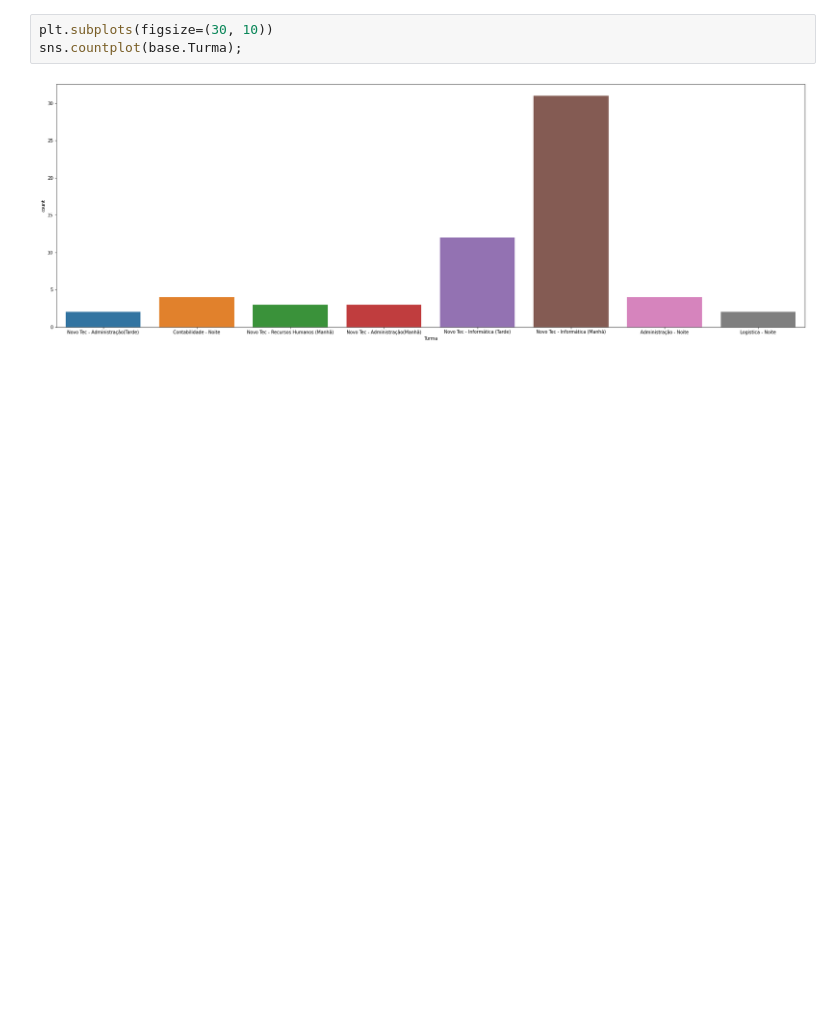
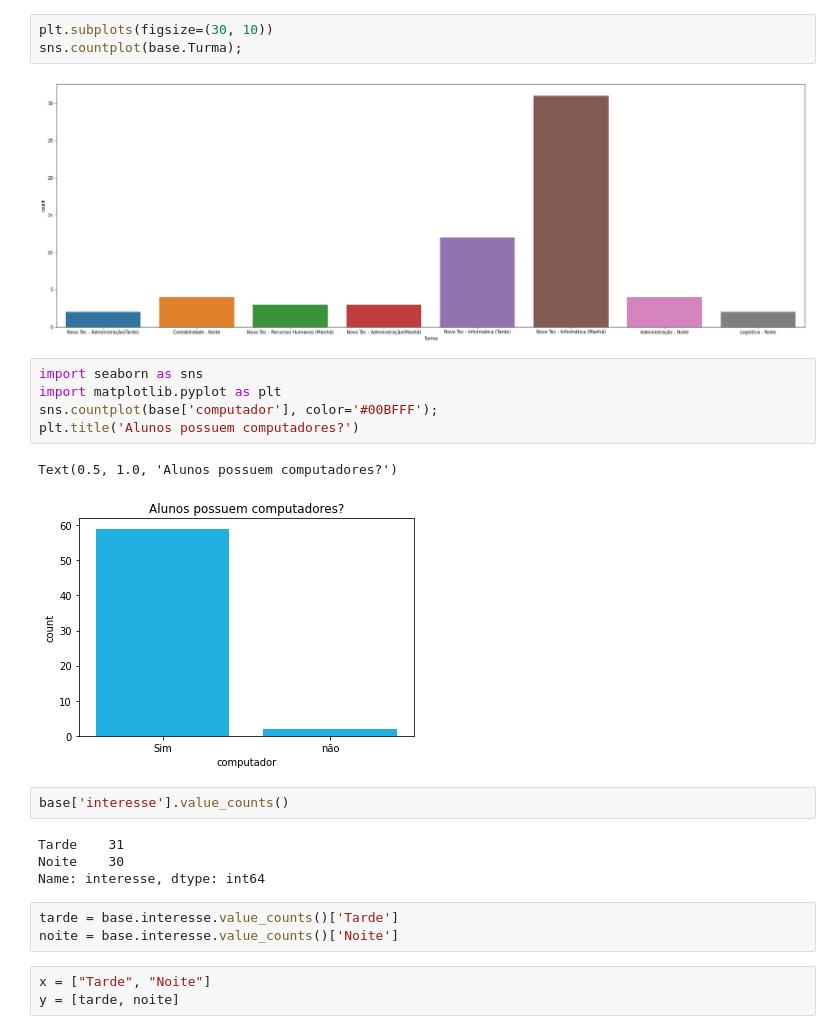
Before and after one commit to profcintiapinho/laboratorio_ia, a Jupyter notebook: ExemploAnalisedasInscricoes.ipynb, the cells around one changed output. Saved outputs shown, nothing was run; the diff lists cells and outputs as text; blank space fills up the shorter version.

```diff
--- a/ExemploAnalisedasInscricoes.ipynb
+++ b/ExemploAnalisedasInscricoes.ipynb
@@ -36,3 +36,23 @@ plt.subplots(figsize=(30, 10))
 sns.countplot(base.Turma);
 # %% [output]
 [figure]
+# %%
+import seaborn as sns
+import matplotlib.pyplot as plt
+sns.countplot(base['computador'], color='#00BFFF');
+plt.title('Alunos possuem computadores?')
+# %% [output]
+Text(0.5, 1.0, 'Alunos possuem computadores?')
+[figure, added]
+# %%
+base['interesse'].value_counts()
+# %% [output]
+Tarde    31
+Noite    30
+Name: interesse, dtype: int64
+# %%
+tarde = base.interesse.value_counts()['Tarde']
+noite = base.interesse.value_counts()['Noite']
+# %%
+x = ["Tarde", "Noite"]
+y = [tarde, noite]
```
Also changed, not shown: parts of 18 cells of this notebook.
